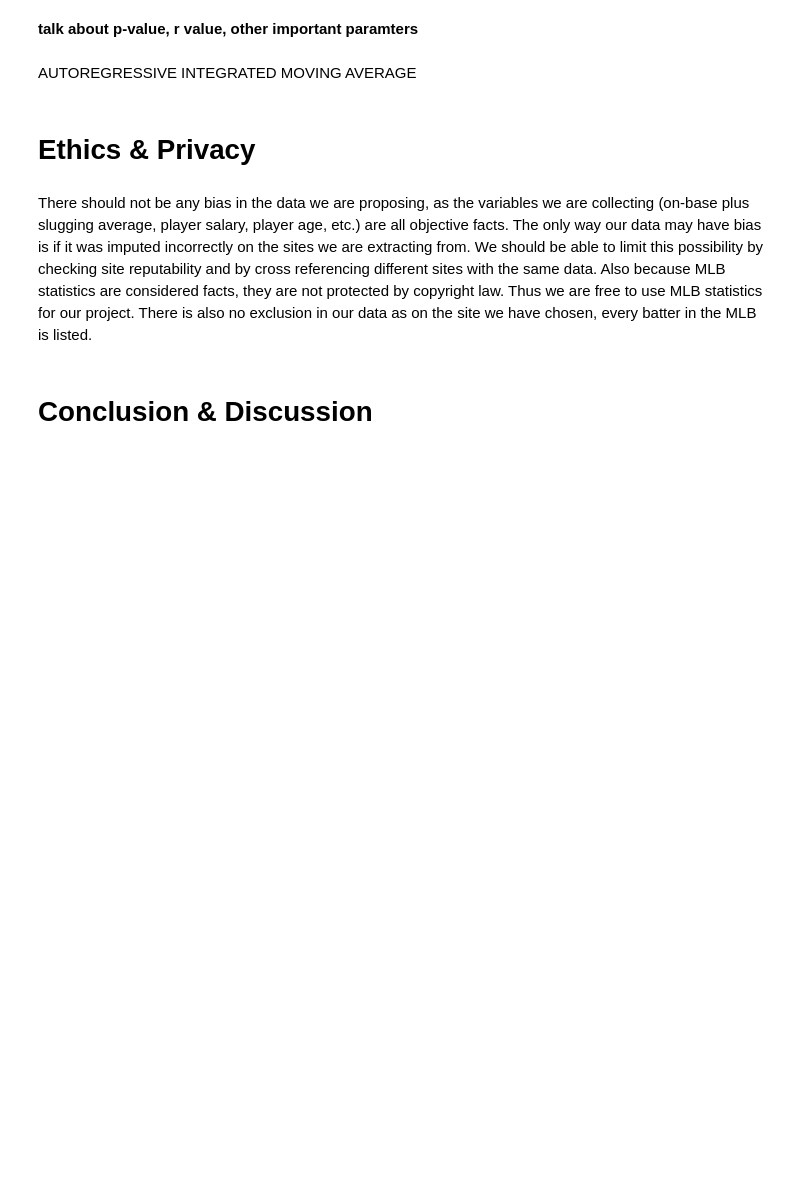
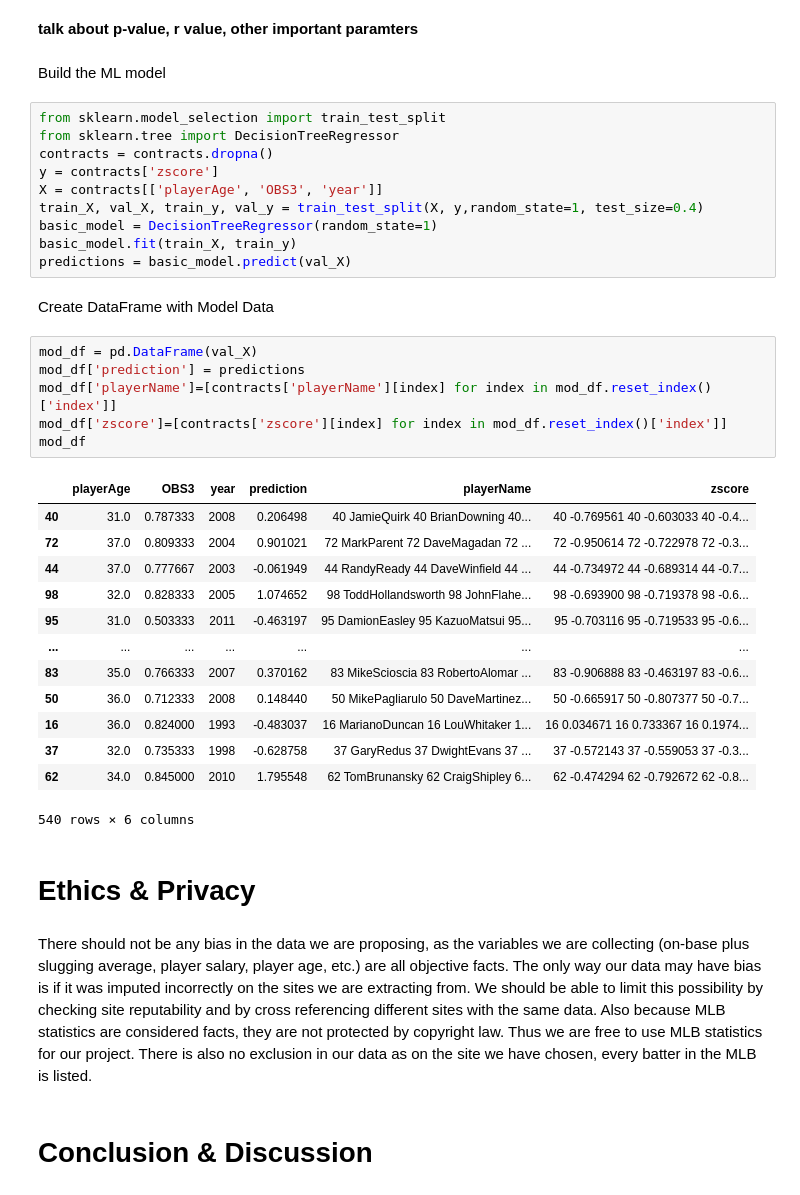
Before and after one commit to leo3friedman/baseball-salary-prediction, a Jupyter notebook: FinalProjectGroup_042-Fa22.ipynb, the cells around one changed output. Cells and saved outputs as stored; diff of their text form; blank space fills up the shorter version.

Commit message:
Added: Building the ML model

```diff
--- a/FinalProjectGroup_042-Fa22.ipynb
+++ b/FinalProjectGroup_042-Fa22.ipynb
@@ -733,7 +735,39 @@ Notes:
 # %% [markdown]
 **talk about p-value, r value, other important paramters**
-# %% [markdown]
-AUTOREGRESSIVE INTEGRATED MOVING AVERAGE
+# %% [markdown]
+Build the ML model
+# %%
+from sklearn.model_selection import train_test_split
+from sklearn.tree import DecisionTreeRegressor
+contracts = contracts.dropna()
+y = contracts['zscore']
+X = contracts[['playerAge', 'OBS3', 'year']]
+train_X, val_X, train_y, val_y = train_test_split(X, y,random_state=1, test_size=0.4)
+basic_model = DecisionTreeRegressor(random_state=1)
+basic_model.fit(train_X, train_y)
+predictions = basic_model.predict(val_X)
+# %% [markdown]
+Create DataFrame with Model Data
+# %%
+mod_df = pd.DataFrame(val_X)
+mod_df['prediction'] = predictions
+mod_df['playerName']=[contracts['playerName'][index] for index in mod_df.reset_index()['index']]
+mod_df['zscore']=[contracts['zscore'][index] for index in mod_df.reset_index()['index']]
+mod_df
+# %% [output]
+|  | playerAge | OBS3 | year | prediction | playerName | zscore |
+| 40 | 31.0 | 0.787333 | 2008 | 0.206498 | 40 JamieQuirk 40 BrianDowning 40... | 40 -0.769561 40 -0.603033 40 -0.4... |
+| 72 | 37.0 | 0.809333 | 2004 | 0.901021 | 72 MarkParent 72 DaveMagadan 72 ... | 72 -0.950614 72 -0.722978 72 -0.3... |
+| 44 | 37.0 | 0.777667 | 2003 | -0.061949 | 44 RandyReady 44 DaveWinfield 44 ... | 44 -0.734972 44 -0.689314 44 -0.7... |
+| 98 | 32.0 | 0.828333 | 2005 | 1.074652 | 98 ToddHollandsworth 98 JohnFlahe... | 98 -0.693900 98 -0.719378 98 -0.6... |
+| 95 | 31.0 | 0.503333 | 2011 | -0.463197 | 95 DamionEasley 95 KazuoMatsui 95... | 95 -0.703116 95 -0.719533 95 -0.6... |
+| ... | ... | ... | ... | ... | ... | ... |
+| 83 | 35.0 | 0.766333 | 2007 | 0.370162 | 83 MikeScioscia 83 RobertoAlomar ... | 83 -0.906888 83 -0.463197 83 -0.6... |
+| 50 | 36.0 | 0.712333 | 2008 | 0.148440 | 50 MikePagliarulo 50 DaveMartinez... | 50 -0.665917 50 -0.807377 50 -0.7... |
+| 16 | 36.0 | 0.824000 | 1993 | -0.483037 | 16 MarianoDuncan 16 LouWhitaker 1... | 16 0.034671 16 0.733367 16 0.1974... |
+| 37 | 32.0 | 0.735333 | 1998 | -0.628758 | 37 GaryRedus 37 DwightEvans 37 ... | 37 -0.572143 37 -0.559053 37 -0.3... |
+| 62 | 34.0 | 0.845000 | 2010 | 1.795548 | 62 TomBrunansky 62 CraigShipley 6... | 62 -0.474294 62 -0.792672 62 -0.8... |
+540 rows × 6 columns
 # %% [markdown]
 # Ethics & Privacy
 # %% [markdown]
```
Also changed, not shown: parts of 3 cells of this notebook.
